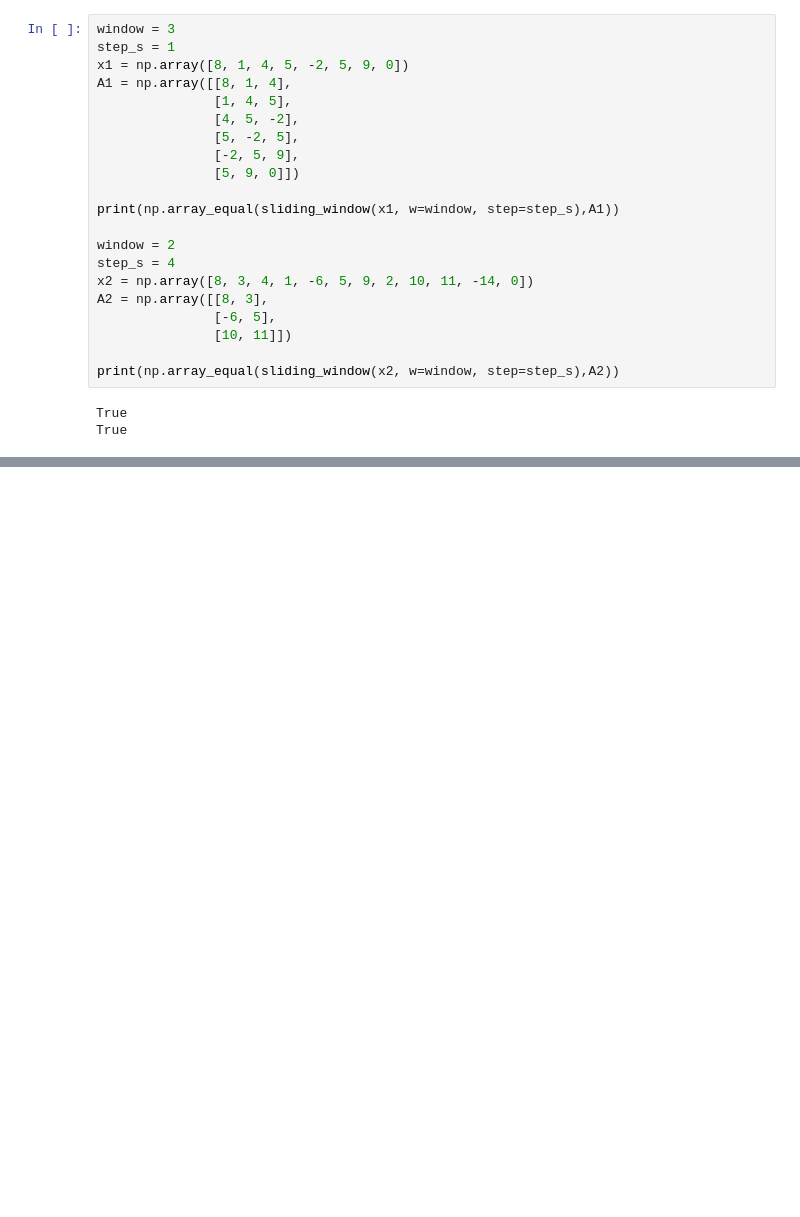
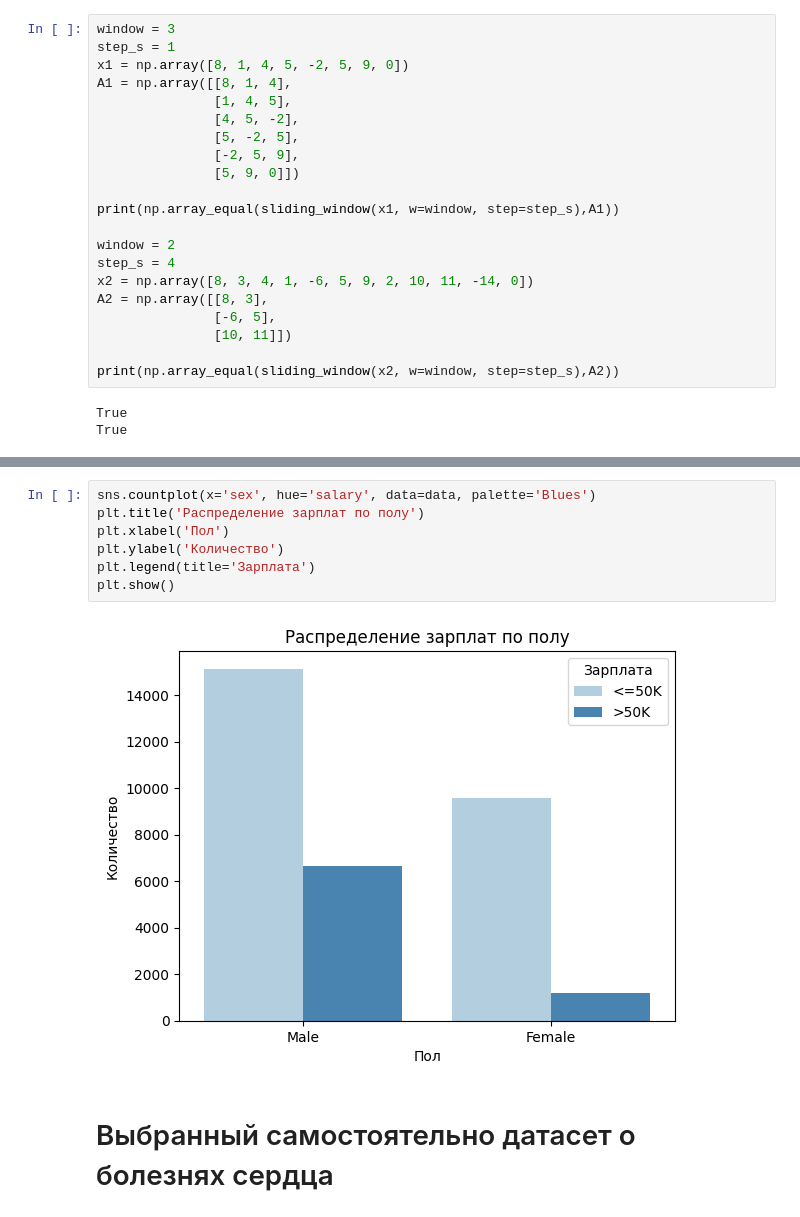
Before and after one commit to berberberk/timl-fs-2024, a Jupyter notebook: TIML1_Visualisation.ipynb, the cells around one changed output, grey strips where cells are left out. Drawn from its saved outputs; the diff is of its cells as text; blank space fills up the shorter version.

```diff
--- a/TIML1_Visualisation.ipynb
+++ b/TIML1_Visualisation.ipynb
@@ -34,0 +203,11 @@ True
+# %%
+sns.countplot(x='sex', hue='salary', data=data, palette='Blues')
+plt.title('Распределение зарплат по полу')
+plt.xlabel('Пол')
+plt.ylabel('Количество')
+plt.legend(title='Зарплата')
+plt.show()
+# %% [output]
+[figure, added]
+# %% [markdown]
+# Выбранный самостоятельно датасет о болезнях сердца
```
Also changed, not shown: parts of 29 cells of this notebook.
